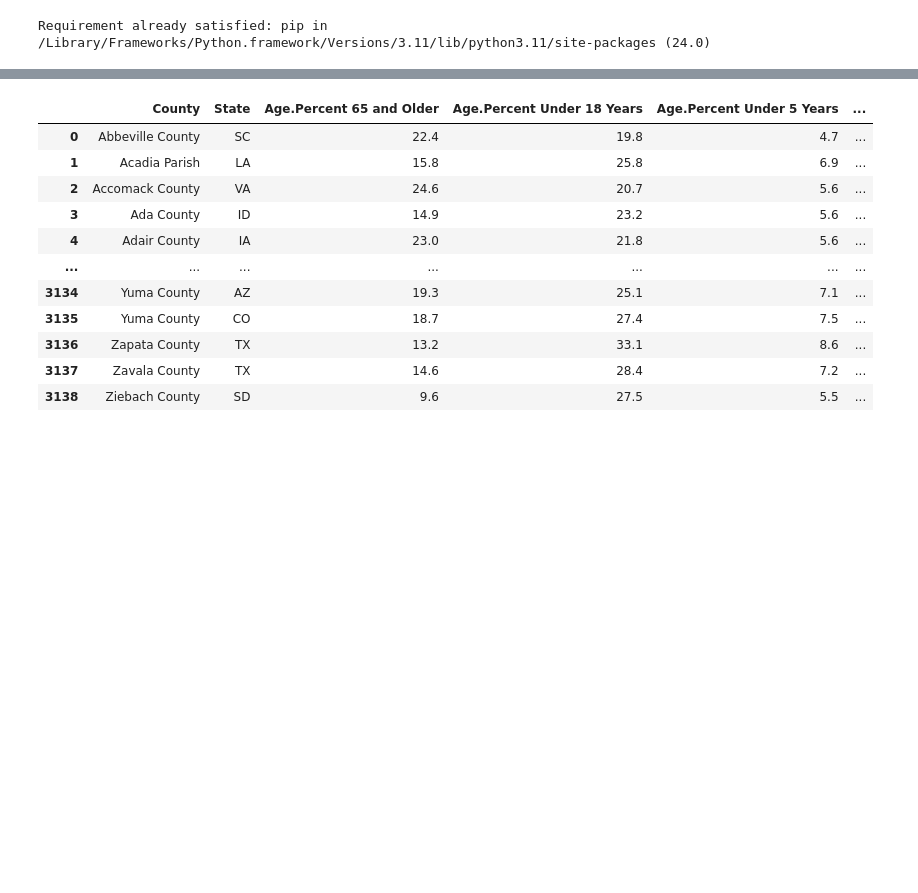
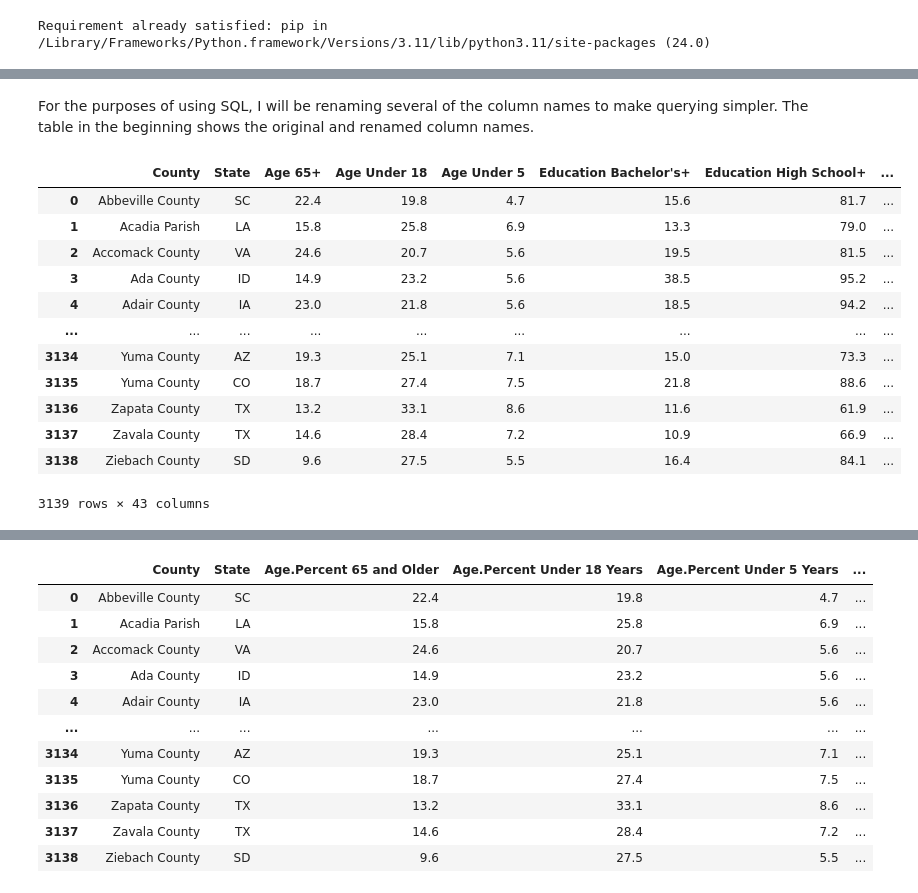
Before and after one commit to wesleyynguyenn/data-science-portfolio, a Jupyter notebook: county-demographics.ipynb, the cells around one changed output, grey strips where cells are left out. Cells and saved outputs as stored; diff of their text form; code cells hidden in the pictures; blank space fills up the shorter version.

Commit message:
Fix hyperlink and begin renaming columns

```diff
--- a/county-demographics.ipynb
+++ b/county-demographics.ipynb
@@ -73,0 +80,25 @@ pandas.core.frame.DataFrame
+# %% [markdown]
+For the purposes of using SQL, I will be renaming several of the column names to make querying simpler. The table in the beginning shows the original and renamed column names.
+# %%
+county_demo_df.columns
+county_demo_df.rename(columns = {
+    'Age.Percent 65 and Older': 'Age 65+',
+    'Age.Percent Under 18 Years': 'Age Under 18',
+    'Age.Percent Under 5 Years': 'Age Under 5',
+    "Education.Bachelor's Degree or Higher": "Education Bachelor's+",
+    "Education.High School or Higher": "Education High School+"
+})
+# %% [output]
+|  | County | State | Age 65+ | Age Under 18 | Age Under 5 | Education Bachelor's+ | Education High School+ | ... |
+| 0 | Abbeville County | SC | 22.4 | 19.8 | 4.7 | 15.6 | 81.7 | ... |
+| 1 | Acadia Parish | LA | 15.8 | 25.8 | 6.9 | 13.3 | 79.0 | ... |
+| 2 | Accomack County | VA | 24.6 | 20.7 | 5.6 | 19.5 | 81.5 | ... |
+| 3 | Ada County | ID | 14.9 | 23.2 | 5.6 | 38.5 | 95.2 | ... |
+| 4 | Adair County | IA | 23.0 | 21.8 | 5.6 | 18.5 | 94.2 | ... |
+| ... | ... | ... | ... | ... | ... | ... | ... | ... |
+| 3134 | Yuma County | AZ | 19.3 | 25.1 | 7.1 | 15.0 | 73.3 | ... |
+| 3135 | Yuma County | CO | 18.7 | 27.4 | 7.5 | 21.8 | 88.6 | ... |
+| 3136 | Zapata County | TX | 13.2 | 33.1 | 8.6 | 11.6 | 61.9 | ... |
+| 3137 | Zavala County | TX | 14.6 | 28.4 | 7.2 | 10.9 | 66.9 | ... |
+| 3138 | Ziebach County | SD | 9.6 | 27.5 | 5.5 | 16.4 | 84.1 | ... |
+3139 rows × 43 columns
```
Also changed, not shown: parts of 4 cells of this notebook.
